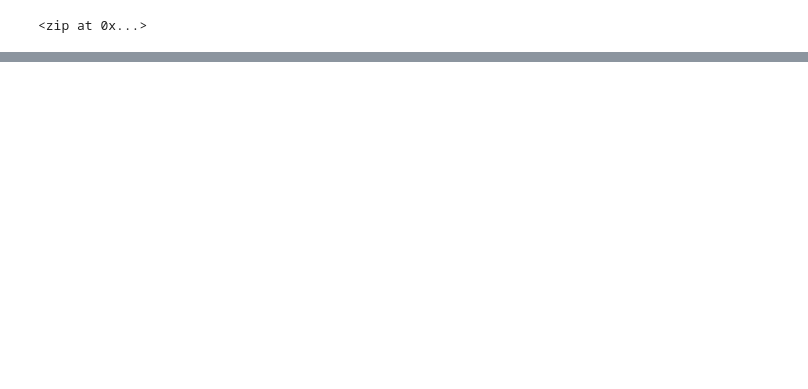
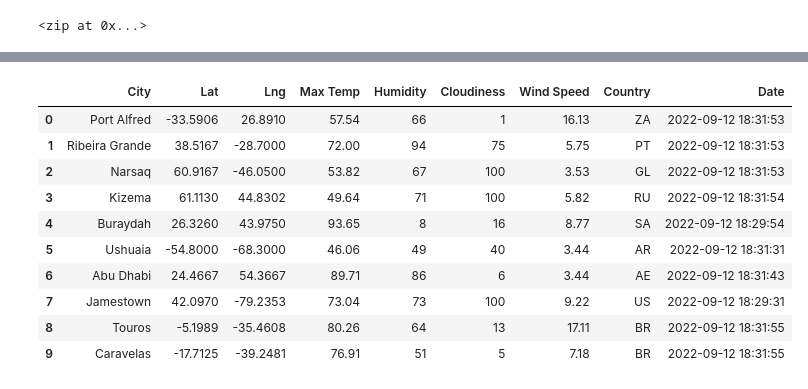
Before and after one commit to lois2inn/World_Weather_Analysis, a Jupyter notebook: WeatherPy.ipynb, the cells around one changed output, grey strips where cells are left out. Saved outputs shown, nothing was run; the diff lists cells and outputs as text; code cells hidden in the pictures; blank space fills up the shorter version.

```diff
--- a/WeatherPy.ipynb
+++ b/WeatherPy.ipynb
@@ -55,0 +66,3 @@ len(cities)
+# %%
+# Starting URL for Weather Map API Call.
+url = "http://api.openweathermap.org/data/2.5/weather?units=Imperial&APPID=" + weather_api_key
@@ -55,0 +151,16 @@ len(cities)
+# %%
+# Convert the array of dictionaries to a Pandas DataFrame.
+city_data_df = pd.DataFrame(city_data)
+city_data_df.head(10)
+# %% [output]
+|  | City | Lat | Lng | Max Temp | Humidity | Cloudiness | Wind Speed | Country | Date |
+| 0 | Port Alfred | -33.5906 | 26.8910 | 57.54 | 66 | 1 | 16.13 | ZA | 2022-09-12 18:31:53 |
+| 1 | Ribeira Grande | 38.5167 | -28.7000 | 72.00 | 94 | 75 | 5.75 | PT | 2022-09-12 18:31:53 |
+| 2 | Narsaq | 60.9167 | -46.0500 | 53.82 | 67 | 100 | 3.53 | GL | 2022-09-12 18:31:53 |
+| 3 | Kizema | 61.1130 | 44.8302 | 49.64 | 71 | 100 | 5.82 | RU | 2022-09-12 18:31:54 |
+| 4 | Buraydah | 26.3260 | 43.9750 | 93.65 | 8 | 16 | 8.77 | SA | 2022-09-12 18:29:54 |
+| 5 | Ushuaia | -54.8000 | -68.3000 | 46.06 | 49 | 40 | 3.44 | AR | 2022-09-12 18:31:31 |
+| 6 | Abu Dhabi | 24.4667 | 54.3667 | 89.71 | 86 | 6 | 3.44 | AE | 2022-09-12 18:31:43 |
+| 7 | Jamestown | 42.0970 | -79.2353 | 73.04 | 73 | 100 | 9.22 | US | 2022-09-12 18:29:31 |
+| 8 | Touros | -5.1989 | -35.4608 | 80.26 | 64 | 13 | 17.11 | BR | 2022-09-12 18:31:55 |
+| 9 | Caravelas | -17.7125 | -39.2481 | 76.91 | 51 | 5 | 7.18 | BR | 2022-09-12 18:31:55 |
```
Also changed, not shown: parts of 6 cells of this notebook, 3 other files.
